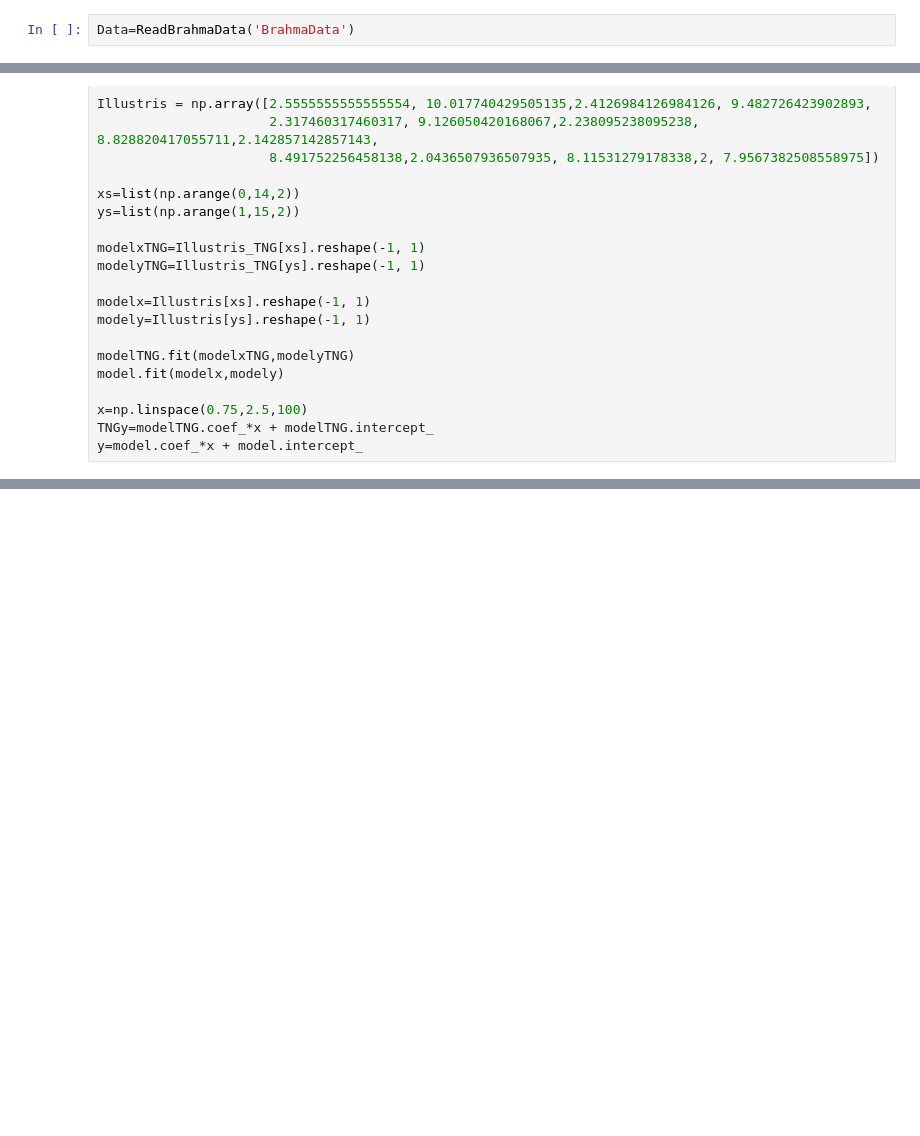
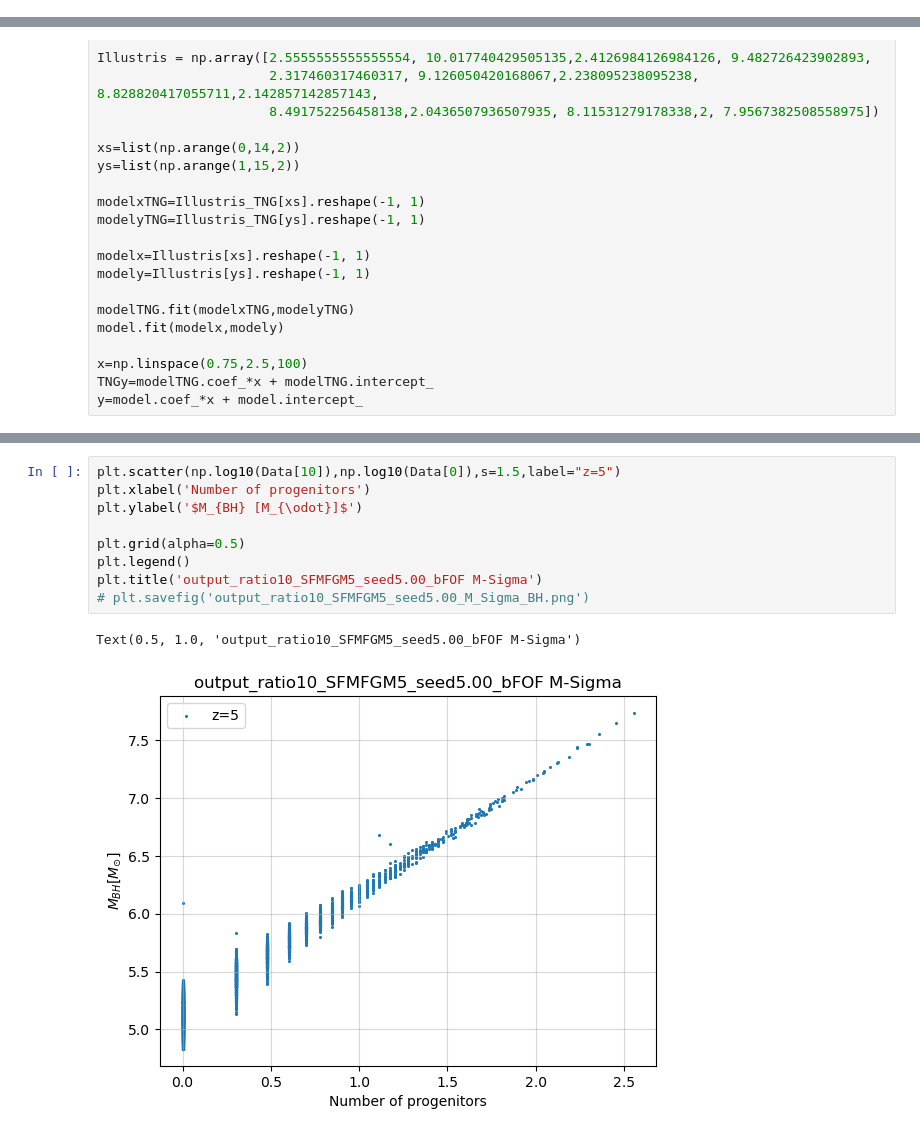
Before and after one commit to khojonat/Brahma_Analysis, a Jupyter notebook: BrahmaRelations.ipynb, the cells around one changed output, grey strips where cells are left out. Cells and saved outputs as stored; diff of their text form; blank space fills up the shorter version.

```diff
--- a/BrahmaRelations.ipynb
+++ b/BrahmaRelations.ipynb
@@ -638,5 +667,3 @@ Output snapshot:  32
-# %%
-Data=ReadBrahmaData('BrahmaData')
 # %%
 from sklearn.linear_model import LinearRegression
 
@@ -704,0 +733,12 @@ plt.savefig('output_ratio10_SFMFGM5_seed5.00_M_Sigma.png')
+# %%
+plt.scatter(np.log10(Data[10]),np.log10(Data[0]),s=1.5,label="z=5")
+plt.xlabel('Number of progenitors')
+plt.ylabel('$M_{BH} [M_{\odot}]$')
+
+plt.grid(alpha=0.5)
+plt.legend()
+plt.title('output_ratio10_SFMFGM5_seed5.00_bFOF M-Sigma')
+# plt.savefig('output_ratio10_SFMFGM5_seed5.00_M_Sigma_BH.png')
+# %% [output]
+Text(0.5, 1.0, 'output_ratio10_SFMFGM5_seed5.00_bFOF M-Sigma')
+[figure, added]
```
Also changed, not shown: parts of 10 cells of this notebook, 1 other file.
